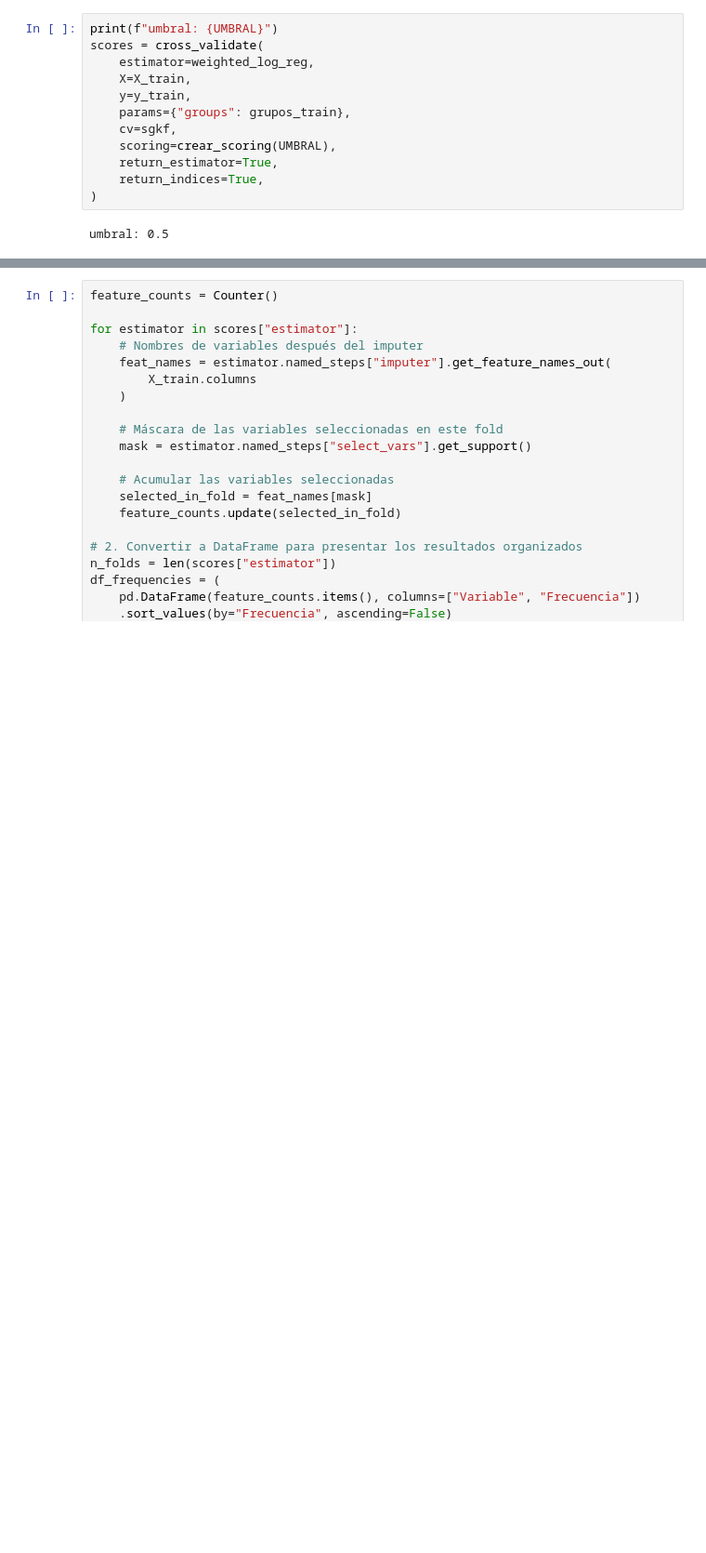
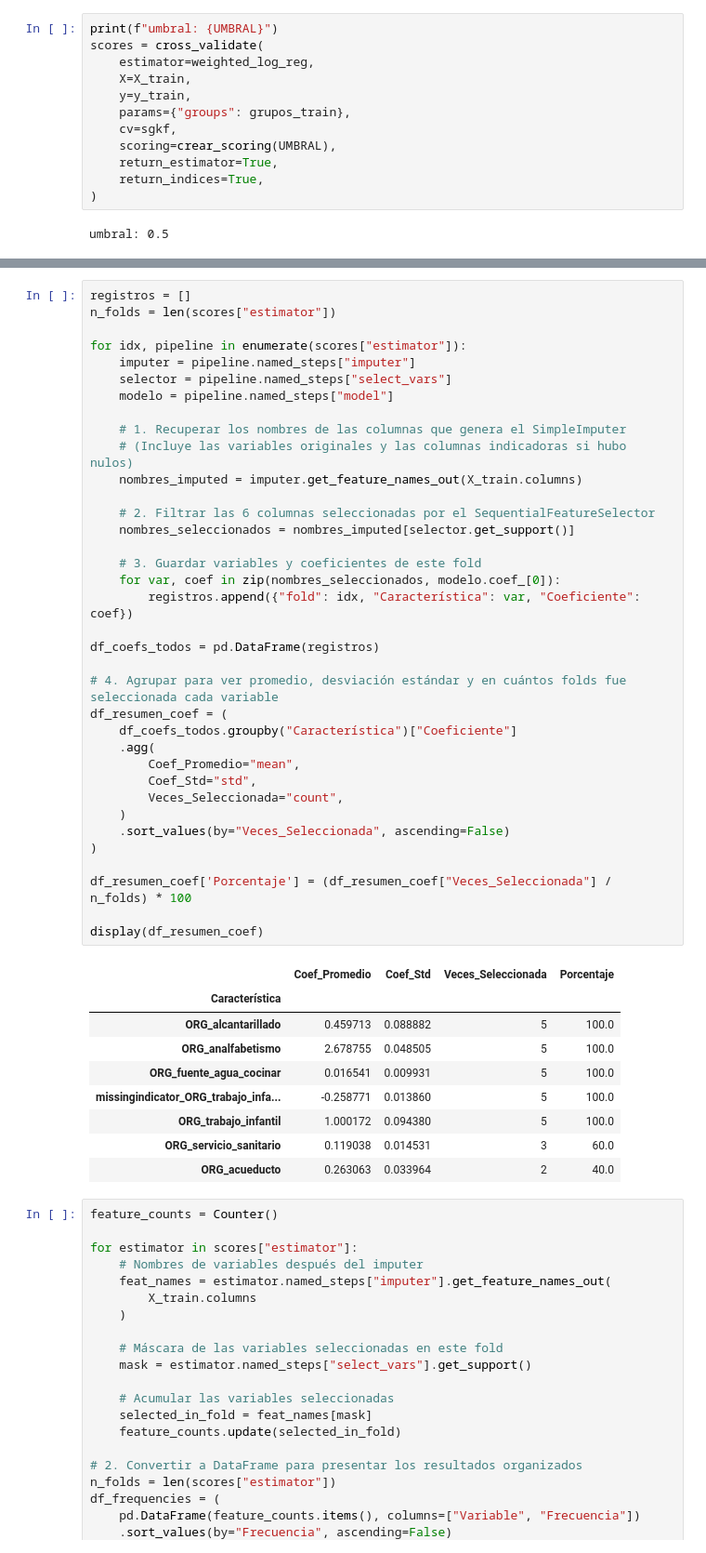
Before and after one commit to juanpablocarrillohortua/Multidimesional_poverty_in_Colombia, a Jupyter notebook: notebooks/modeling.ipynb, the cells around one changed output, grey strips where cells are left out. Shown at 93% size. Cells and saved outputs as stored; diff of their text form; blank space fills up the shorter version.

Commit message:
model: first pipeline iteration

```diff
--- a/notebooks/modeling.ipynb
+++ b/notebooks/modeling.ipynb
@@ -288,6 +288,52 @@ test_precision: 0.245 ± 0.008
 test_recall: 0.406 ± 0.018
 test_kappa: 0.173 ± 0.013
 test_average_precision: 0.257 ± 0.012
+# %%
+registros = []
+n_folds = len(scores["estimator"])
+
+for idx, pipeline in enumerate(scores["estimator"]):
+    imputer = pipeline.named_steps["imputer"]
+    selector = pipeline.named_steps["select_vars"]
+    modelo = pipeline.named_steps["model"]
+
+    # 1. Recuperar los nombres de las columnas que genera el SimpleImputer
+    # (Incluye las variables originales y las columnas indicadoras si hubo nulos)
+    nombres_imputed = imputer.get_feature_names_out(X_train.columns)
+
+    # 2. Filtrar las 6 columnas seleccionadas por el SequentialFeatureSelector
+    nombres_seleccionados = nombres_imputed[selector.get_support()]
+
+    # 3. Guardar variables y coeficientes de este fold
+    for var, coef in zip(nombres_seleccionados, modelo.coef_[0]):
+        registros.append({"fold": idx, "Característica": var, "Coeficiente": coef})
+
+df_coefs_todos = pd.DataFrame(registros)
+
+# 4. Agrupar para ver promedio, desviación estándar y en cuántos folds fue seleccionada cada variable
+df_resumen_coef = (
+    df_coefs_todos.groupby("Característica")["Coeficiente"]
+    .agg(
+        Coef_Promedio="mean",
+        Coef_Std="std",
+        Veces_Seleccionada="count",
+    )
+    .sort_values(by="Veces_Seleccionada", ascending=False)
+)
+
+df_resumen_coef['Porcentaje'] = (df_resumen_coef["Veces_Seleccionada"] / n_folds) * 100
+
+display(df_resumen_coef)
+# %% [output]
+|  | Coef_Promedio | Coef_Std | Veces_Seleccionada | Porcentaje |
+| Característica |  |  |  |  |
+| ORG_alcantarillado | 0.459713 | 0.088882 | 5 | 100.0 |
+| ORG_analfabetismo | 2.678755 | 0.048505 | 5 | 100.0 |
+| ORG_fuente_agua_cocinar | 0.016541 | 0.009931 | 5 | 100.0 |
+| missingindicator_ORG_trabajo_infa... | -0.258771 | 0.013860 | 5 | 100.0 |
+| ORG_trabajo_infantil | 1.000172 | 0.094380 | 5 | 100.0 |
+| ORG_servicio_sanitario | 0.119038 | 0.014531 | 3 | 60.0 |
+| ORG_acueducto | 0.263063 | 0.033964 | 2 | 40.0 |
 # %%
 feature_counts = Counter()
 
```
Also changed, not shown: parts of 15 cells of this notebook, 2 other files.
